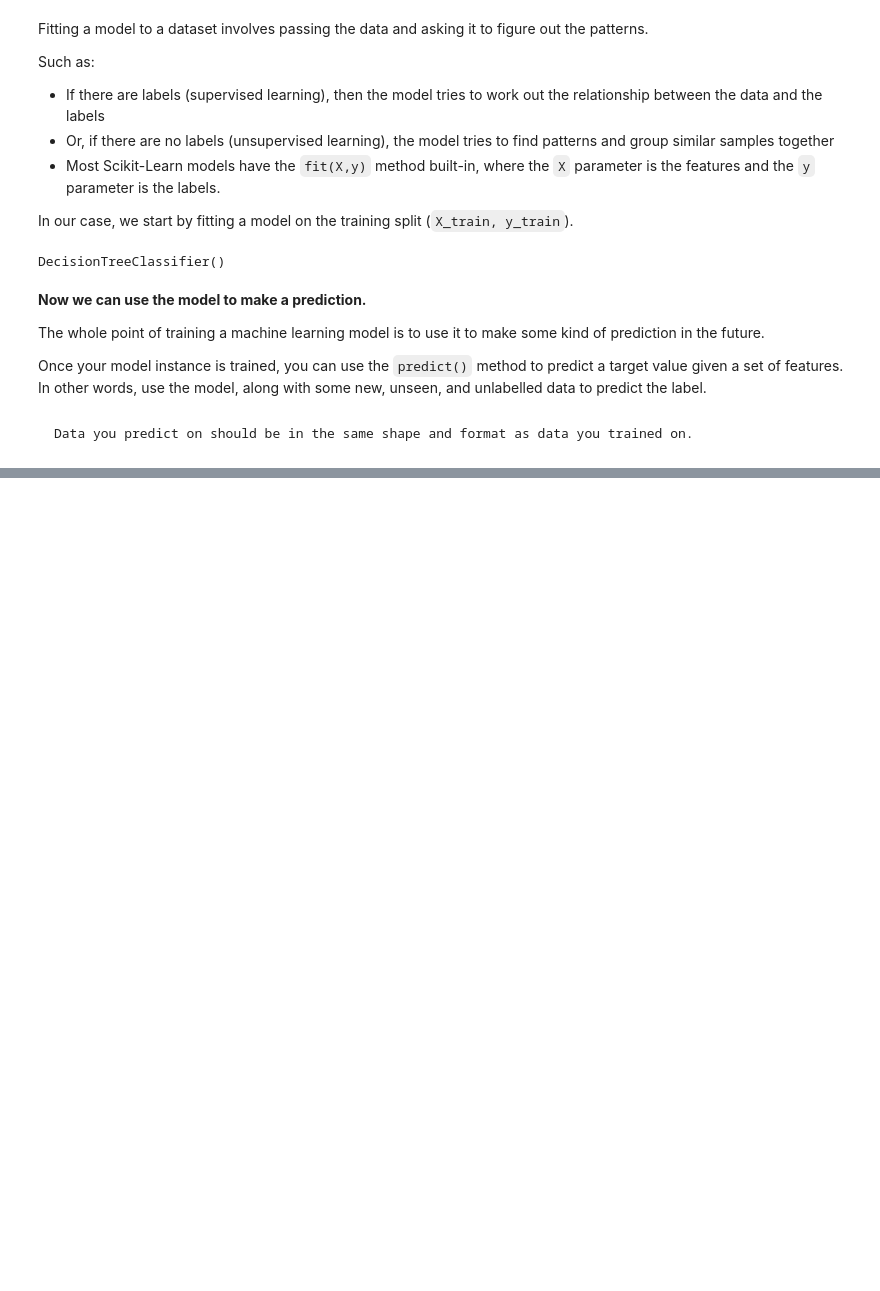
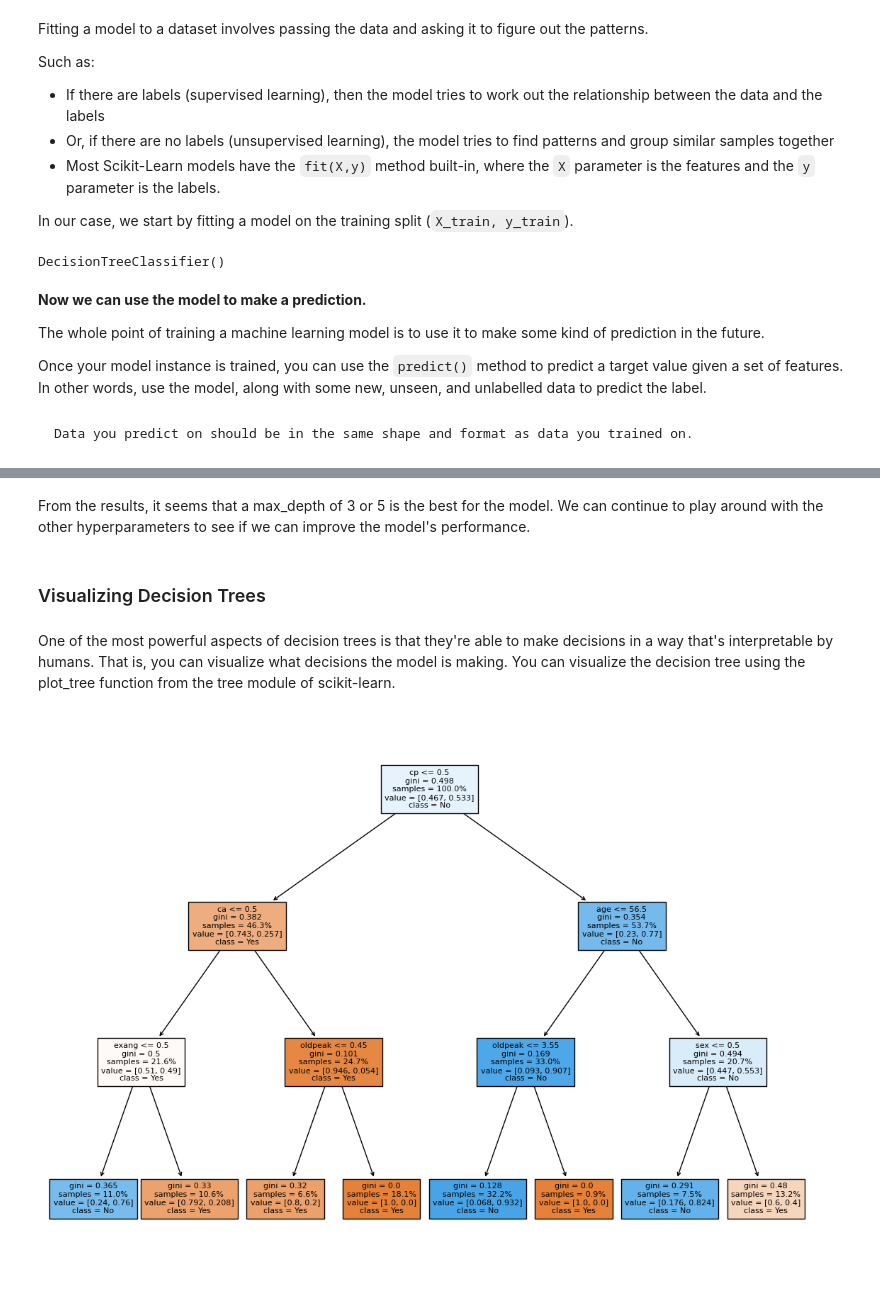
Before and after one commit to safarzadeh-reza/ENGO645-Assignments, a Jupyter notebook: source/notebooks/L4/classification_with_python.ipynb, the cells around one changed output, grey strips where cells are left out. Drawn from its saved outputs; the diff is of its cells as text; code cells hidden in the pictures; blank space fills up the shorter version.

```diff
--- a/source/notebooks/L4/classification_with_python.ipynb
+++ b/source/notebooks/L4/classification_with_python.ipynb
@@ -201,0 +315,20 @@ Data you predict on should be in the same shape and format as data you trained o
+# %%
+# Try different values of max_depth
+for max_depth in [1, 2, 3, 5, 7, 10, 15, 25]:
+    # Create a function to evaluate a model
+    model = DecisionTreeClassifier(max_depth=max_depth,
+                                    min_samples_split=2,
+                                    min_samples_leaf=1,
+                                    max_features=None,
+                                    random_state=42)
+
+    # Fit the model to the training data
+    model.fit(X_train, y_train)
+
+    # Predict the labels of the test set
+    y_preds = model.predict(X_test)
+
+    # Evaluate the model
+    print(f"Evaluating the model with max_depth={max_depth}: ")
+    print(f"Accuracy: {accuracy_score(y_test, y_preds)*100:.2f}%")
+    print("\n")
@@ -201,0 +353,36 @@ Data you predict on should be in the same shape and format as data you trained o
+# %% [markdown]
+From the results, it seems that a max_depth of 3 or 5 is the best for the model.
+We can continue to play around with the other hyperparameters to see if we can improve the model's performance.
+# %% [markdown]
+### Visualizing Decision Trees
+# %% [markdown]
+One of the most powerful aspects of decision trees is that they're able to make decisions in a way that's interpretable by humans.
+That is, you can visualize what decisions the model is making.
+You can visualize the decision tree using the plot_tree function from the tree module of scikit-learn.
+# %%
+# visualize the decision tree
+from sklearn.tree import plot_tree
+
+# build the model with max_depth=3
+model = DecisionTreeClassifier(max_depth=3,
+                                    min_samples_split=2,
+                                    min_samples_leaf=1,
+                                    max_features=None,
+                                    random_state=42)
+
+# Fit the model to the training data
+model.fit(X_train, y_train)
+
+plt.figure(figsize=(14, 10))
+# clf = DecisionTreeClassifier().fit(iris.data, iris.target)
+plot_tree(model,
+          filled=True, # fill the nodes with colors of majority class
+          feature_names=X.columns, # define the feature names
+          max_depth=3, # limit the depth of the tree for better visualization
+          fontsize=8, # font size for the text in the tree
+          proportion=True, # show proportions instead of counts
+          class_names=["Yes", "No"] # define the class names
+          )
+plt.show()
+# %% [output]
+[figure, added]
```
Also changed, not shown: parts of 20 cells of this notebook.
